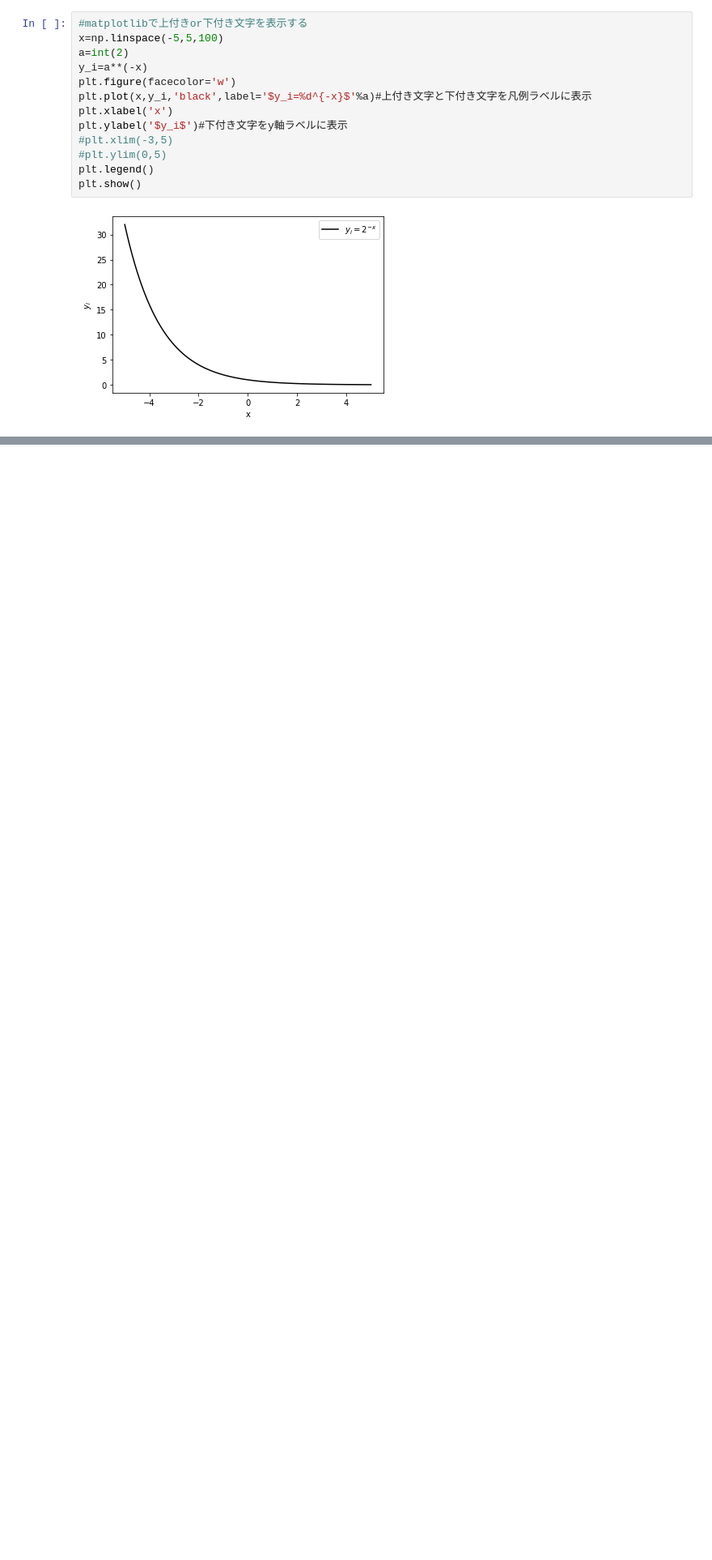
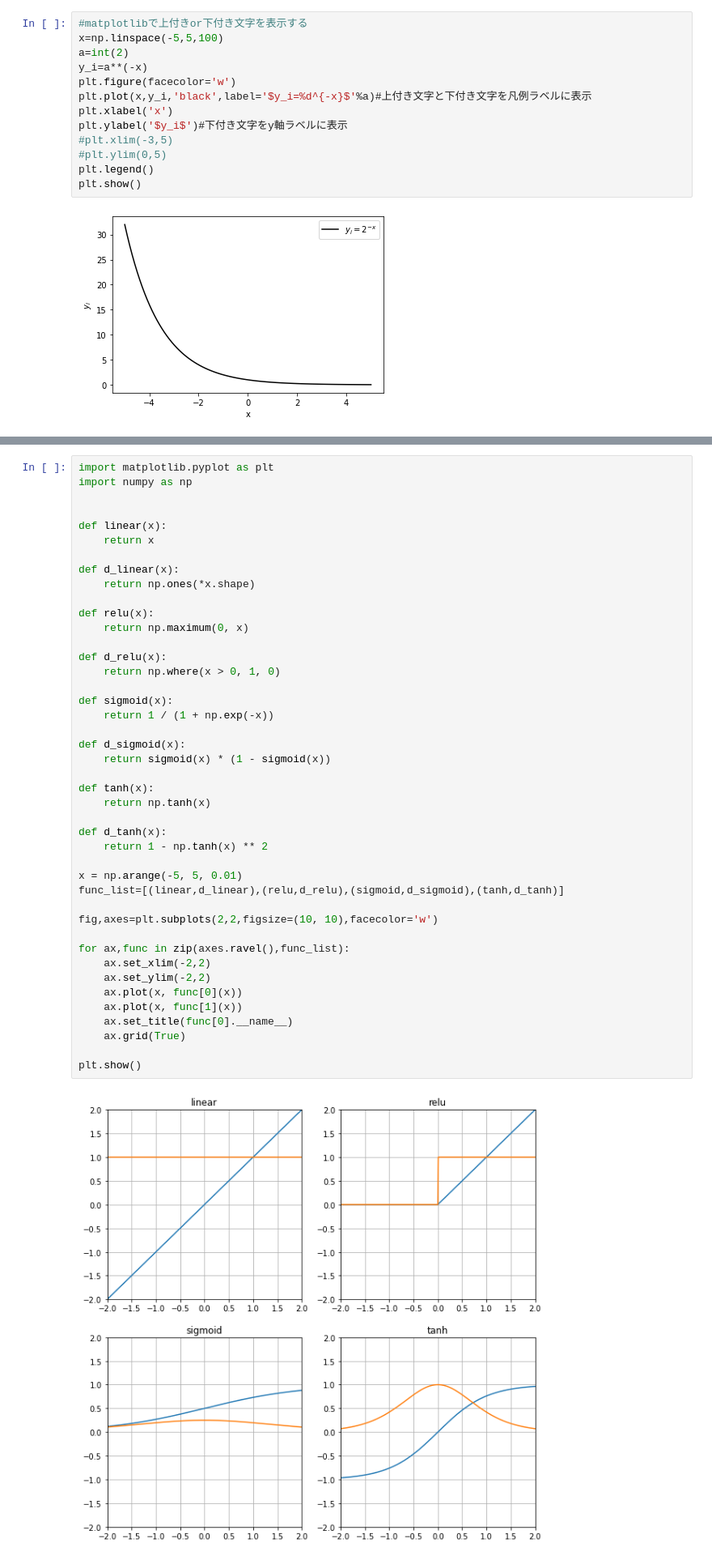
Before and after one commit to ponzu3847/cheat_sheets, a Jupyter notebook: matplotlib.ipynb, the cells around one changed output, grey strips where cells are left out. Shown at 81% size. Drawn from its saved outputs; the diff is of its cells as text; blank space fills up the shorter version.

```diff
--- a/matplotlib.ipynb
+++ b/matplotlib.ipynb
@@ -158,3 +159,48 @@ plt.show()
+# %%
+import matplotlib.pyplot as plt
+import numpy as np
+
+
+def linear(x):
+    return x
+
+def d_linear(x):
+    return np.ones(*x.shape)
+
+def relu(x):
+    return np.maximum(0, x)
+
+def d_relu(x):
+    return np.where(x > 0, 1, 0)
+
+def sigmoid(x):
+    return 1 / (1 + np.exp(-x))
+
+def d_sigmoid(x):
+    return sigmoid(x) * (1 - sigmoid(x))
+
+def tanh(x):
+    return np.tanh(x)
+
+def d_tanh(x):
+    return 1 - np.tanh(x) ** 2
+
+x = np.arange(-5, 5, 0.01)
+func_list=[(linear,d_linear),(relu,d_relu),(sigmoid,d_sigmoid),(tanh,d_tanh)]
+
+fig,axes=plt.subplots(2,2,figsize=(10, 10),facecolor='w')
+
+for ax,func in zip(axes.ravel(),func_list):
+    ax.set_xlim(-2,2)
+    ax.set_ylim(-2,2)
+    ax.plot(x, func[0](x))
+    ax.plot(x, func[1](x))
+    ax.set_title(func[0].__name__)
+    ax.grid(True)
+
+plt.show()
+# %% [output]
+[figure, added]
 # %%
 '''
 matplotlib.pyplot
```
Also changed, not shown: parts of 7 cells of this notebook, 1 other file.
